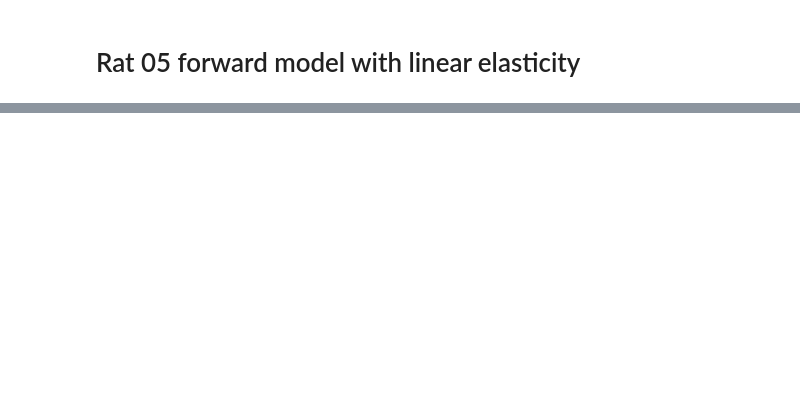
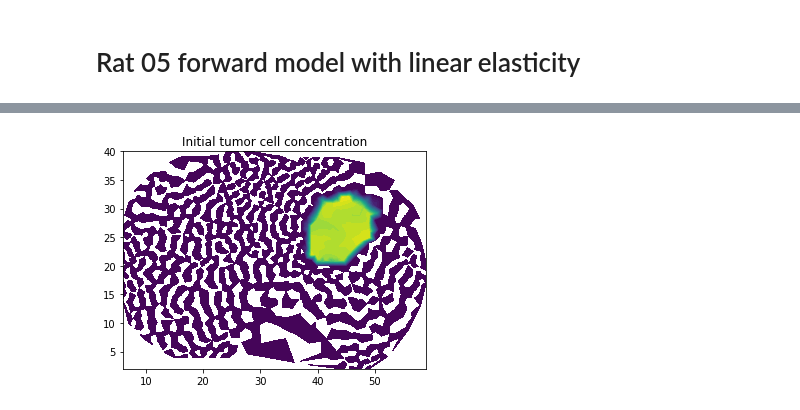
Before and after one commit to daveb-dev/masters, a Jupyter notebook: Rat 05 LE.ipynb, the cells around one changed output, grey strips where cells are left out. Saved outputs shown, nothing was run; the diff lists cells and outputs as text; code cells hidden in the pictures; blank space fills up the shorter version.

```diff
--- a/Rat 05 LE.ipynb
+++ b/Rat 05 LE.ipynb
@@ -1,2 +1,101 @@
 # %% [markdown]
 # Rat 05 forward model with linear elasticity
+# %%
+%matplotlib inline
+from fenics import *
+import numpy as np
+np.set_printoptions(threshold=np.inf)
+import scipy
+import scipy.io
+from scipy.interpolate import RegularGridInterpolator
+import matplotlib.pyplot as plt
+import time
+import os
+import sys
+if os.getcwd() not in sys.path:
+    sys.path.append(os.getcwd())
+import rd
+import le
+from xdmf_parser import xparse as xp
+
+class InterpolatedParameter(Expression):
+    def __init__(self,X,Y,image,**kwargs):
+        self.X = X # A numpy array giving the X-spacing of the image
+        self.Y = Y # Same for Y
+        self.image = image # The image of measured material property
+    def eval_cell(self,values,x,cell):
+        interp_handle = RegularGridInterpolator((self.X,self.Y),self.image)
+        values[0] = interp_handle(x)
+
+# Create mesh and define function spaces
+mesh = Mesh("./rat-data/rat05/rat05gmsh.xml")
+cf = MeshFunction("size_t",mesh,"./rat-data/rat05/rat05gmsh_physical_region.xml")
+V = VectorFunctionSpace(mesh, 'P', 2)
+W = FunctionSpace(mesh, 'P',1) # Function space for tumor cells
+tumor = scipy.io.loadmat("./rat-data/rat05/rat05ic.mat")['rat05ic']
+tumor = np.fliplr(tumor.T)
+
+x = tumor.shape[0]
+y = tumor.shape[1]
+phi_0 = InterpolatedParameter(np.linspace(1,x,x),np.linspace(1,y,y),tumor,degree=1)
+phi_n = project(phi_0,W) #use the fenics interpolate function to apply the interpolation to the DOFs
+plt.figure()
+plot(phi_n,title="Initial tumor cell concentration")
+
+# Variables
+T = 1            # final time
+num_steps = 100     # number of time steps
+dt = T / num_steps # time step size
+Dt = .05           # Diffusion coefficient
+alphat = 2.5       # Reaction coeffecient
+gamma1 = 10.       # stress-to-diffusion coefficient
+gamma2 = 10       # stress-to-reaction coefficient
+mu = 1.0           # Shear modulus
+lam = 1.0          # lame parameter
+nu = lam/(2*(lam+mu)) # Poisson's ratio
+beta = .0001      # tumor coefficient
+omega = 2*mu*beta+3*lam*beta # alternative formulation constant
+
+# Define expressions and functions used in variational forms
+D = project(Constant(Dt),W)   # Parameter 1
+alpha = project(Constant(alphat),W)
+
+# Define boundary condition
+def boundary(x, on_boundary):
+    return on_boundary
+bc = DirichletBC(V, Constant((0.0,0.0)), boundary)
+
+T = Expression((('0','0'),('0','0')),degree=1)
+n = FacetNormal(mesh)
+
+# Compare with alternative formulation
+os.system('rm ./output/rat05/*')
+phifile = XDMFFile('./output/rat05/solution.xdmf')
+u = Function(V)
+vm = Function(W)
+phi = Function(W)
+u.rename("disp","")
+vm.rename("vonmises","")
+phi.rename("phi","")
+t = 0
+for i in range(num_steps):
+    t += dt
+    u = le.varprob1(V, W, T, n, bc, phi_n, mu, lam, beta)
+    vm = le.vm1(u, W, phi_n, mu, lam, beta)
+    D = Dt*exp(-gamma1*vm)
+    alpha = alphat*exp(-gamma2*vm)
+    phi = rd.varprob(dt, W, phi_n, D, alpha)
+
+    # Update previous solution
+    phi_n.assign(phi)
+
+    # Save solution to file (xdmf)
+    phifile.write(u,t)
+    phifile.write(vm,t)
+    phifile.write(phi,t)
+
+del phifile
+plt.figure()
+plot(phi_n)
+xp("output/rat05/solution.xdmf")
+# %% [output]
@@ -2,0 +104 @@
+[figure, added]
```
Also changed, not shown: parts of 4 cells of this notebook, 1 other file.
